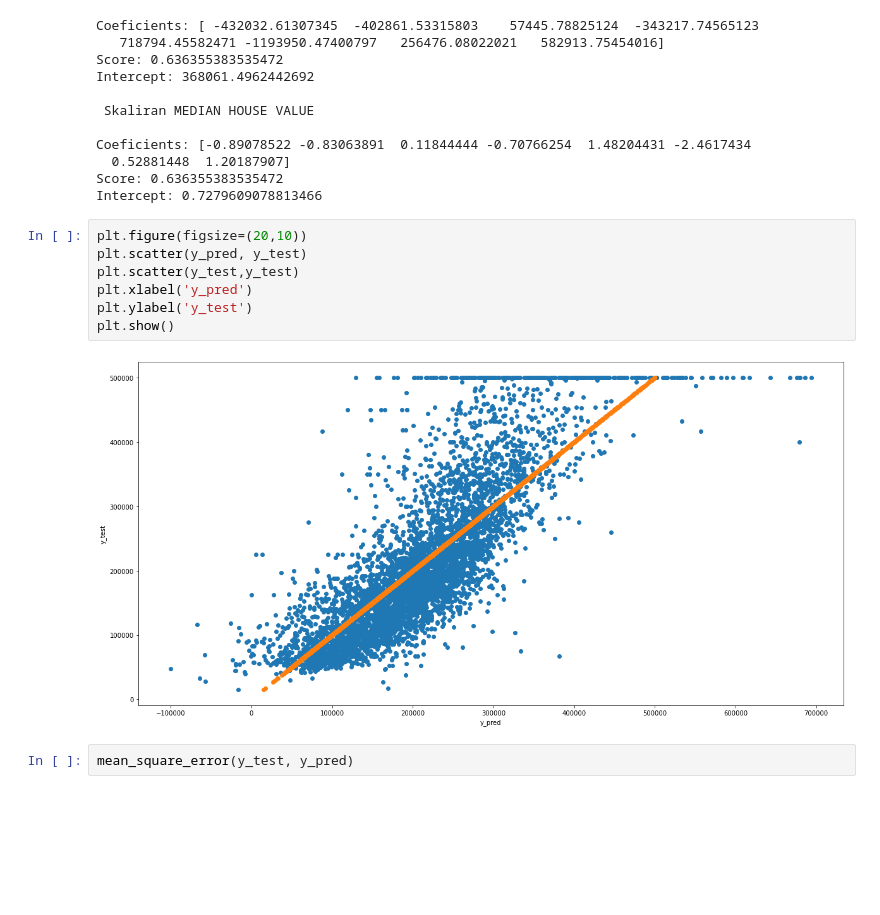
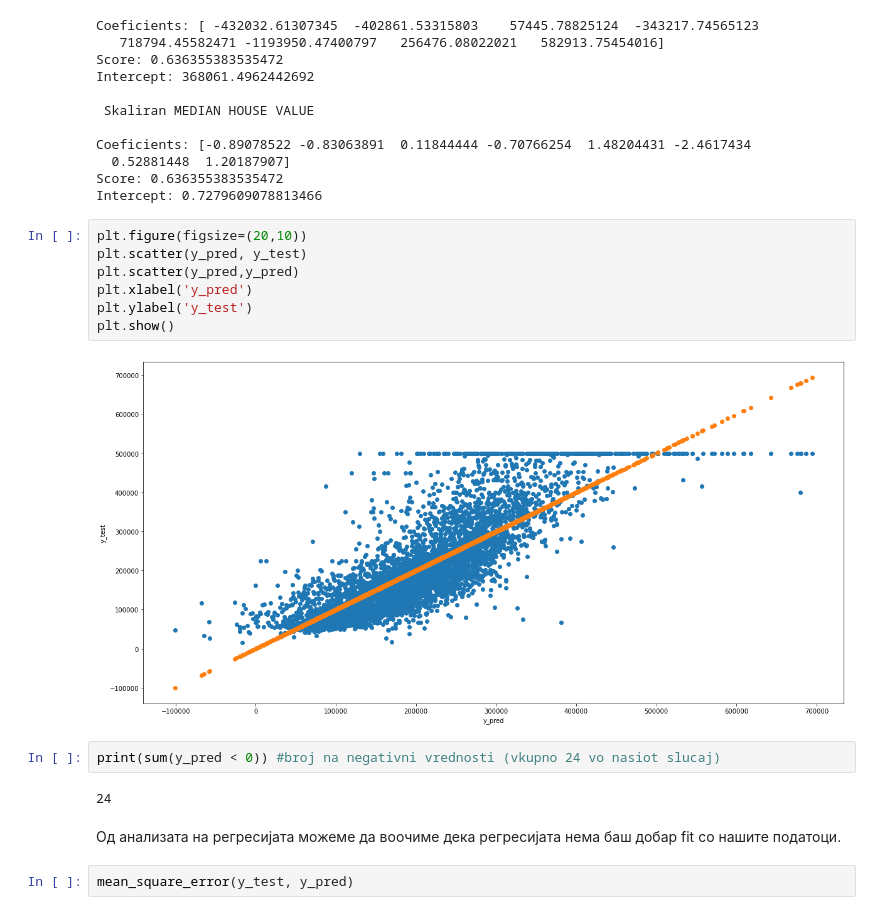
Before and after one commit to kmartin62/ml-repo, a Jupyter notebook: ML Labs/161159_Lab2.ipynb, the cells around one changed output. Cells and saved outputs as stored; diff of their text form; blank space fills up the shorter version.

```diff
--- a/ML Labs/161159_Lab2.ipynb
+++ b/ML Labs/161159_Lab2.ipynb
@@ -157,12 +169,18 @@ Intercept: 0.7279609078813466
 # %%
 plt.figure(figsize=(20,10))
 plt.scatter(y_pred, y_test)
-plt.scatter(y_test,y_test)
+plt.scatter(y_pred,y_pred)
 plt.xlabel('y_pred')
 plt.ylabel('y_test')
 plt.show()
 # %% [output]
-[figure, old version]
+[figure, new version]
+# %%
+print(sum(y_pred < 0)) #broj na negativni vrednosti (vkupno 24 vo nasiot slucaj)
+# %% [output]
+24
+# %% [markdown]
+Од анализата на регресијата можеме да воочиме дека регресијата нема баш добар fit со нашите податоци.
 # %%
 mean_square_error(y_test, y_pred)
 # %% [output]
```
Also changed, not shown: parts of 11 cells of this notebook.
